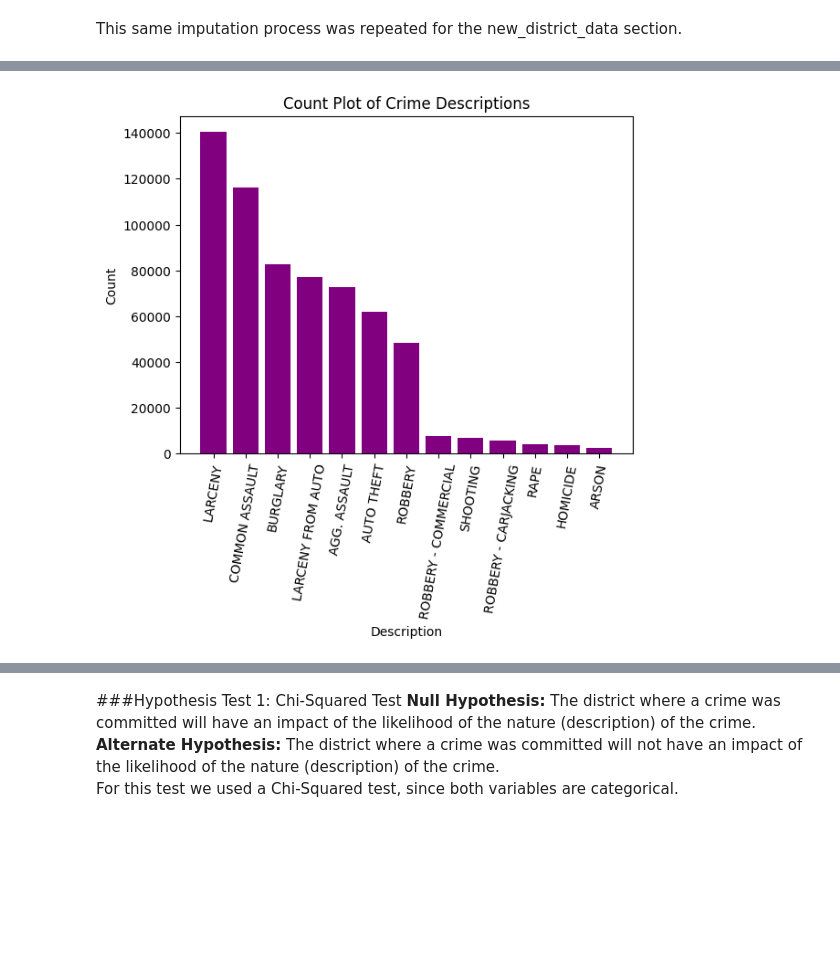
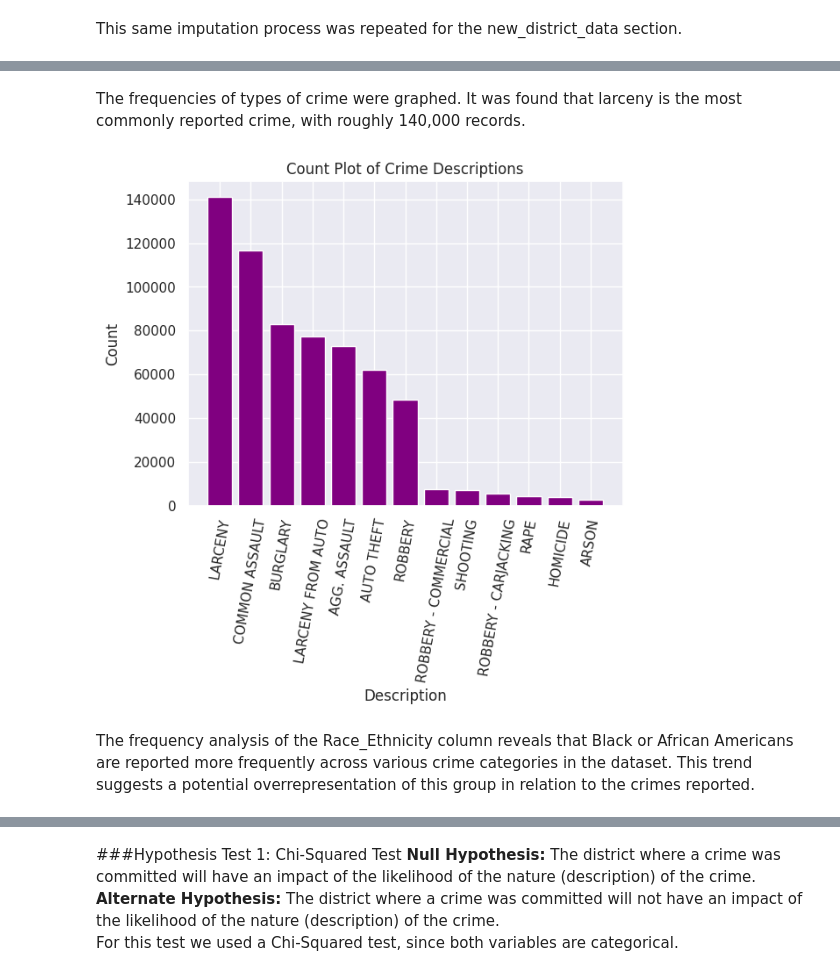
Before and after one commit to mariap13/CMSC320-FinalProject, a Jupyter notebook: CMSC320_Final_Project_MP_KRT.ipynb, the cells around one changed output, grey strips where cells are left out. Cells and saved outputs as stored; diff of their text form; code cells hidden in the pictures; blank space fills up the shorter version.

```diff
--- a/CMSC320_Final_Project_MP_KRT.ipynb
+++ b/CMSC320_Final_Project_MP_KRT.ipynb
@@ -425,0 +417,12 @@ Once we cleaned features of the crime data, we examined trends within and across
+# %%
+print("Race:", crime_data['Race'].unique(), '\n')
+print("Ethnicity:", crime_data['Ethnicity'].unique(), '\n')
+# unknown_race_hispanic = crime_data[(crime_data['Race'] == 'UNKNOWN') & (crime_data['Ethnicity'] == 'HISPANIC_OR_LATINO')]
+# Replace NaN values with 'UNKNOWN' and assign them back to the dataframe
+crime_data['Race'] = crime_data['Race'].fillna('UNKNOWN')
+crime_data['Ethnicity'] = crime_data['Ethnicity'].fillna('UNKNOWN')
+# Combine Race and Ethnicity into a new column
+crime_data['Race_Ethnicity'] = crime_data['Race'] + '_' + crime_data['Ethnicity']
+print(crime_data['Race_Ethnicity'].unique())
+
+crime_data.head()
@@ -426 +476,4 @@ Once we cleaned features of the crime data, we examined trends within and across
+# %%
+# Set original df to the imputed copy
+df = crime_data
 # %%
@@ -452,9 +504,10 @@ Creating a box plot for the 'Age' column revealed that ages higher than 80 are c
 # %%
 import seaborn as sns
 import matplotlib.pyplot as plt
-sns.boxplot(crime_data['Age'])
-print(str(crime_data['Age'].max()))
+sns.set(font_scale=1)
+sns.boxplot(df['Age'])
+print(str(df['Age'].max()))
 plt.ylim(-10, 200)
-plt.title(f'Age Column with Outliers')
+plt.title(f'Age Distribution')
 plt.show()
 # %% [output]
@@ -463,8 +515,0 @@ plt.show()
-# %%
-removed_outliers = crime_data[crime_data['Age'] <= 80]
-sns.boxplot(removed_outliers['Age'])
-plt.title(f'Age Column without Outliers')
-plt.show()
-index_names = crime_data[crime_data['Age'] > 80].index
-df = crime_data.copy()
-df.drop(index_names, inplace=True)#drop outlier ages from the dataset
@@ -473,11 +516,15 @@ df.drop(index_names, inplace=True)#drop outlier ages from the dataset
+# %% [markdown]
+The frequencies of types of crime were graphed.  It was found that larceny is the most commonly reported crime, with roughly 140,000 records.
 # %%
-descrip_counts = crime_data['Description'].value_counts()
+descrip_counts = df['Description'].value_counts()
 
 plt.bar(descrip_counts.index, descrip_counts, color='purple')
 plt.title('Count Plot of Crime Descriptions')
 plt.xlabel('Description')
 plt.xticks(rotation=80)
 plt.ylabel('Count')
 plt.show()
 # %% [output]
-[figure, old version]
+[figure, new version]
+# %% [markdown]
+The frequency analysis of the Race_Ethnicity column reveals that Black or African Americans are reported more frequently across various crime categories in the dataset. This trend suggests a potential overrepresentation of this group in relation to the crimes reported.
```
Also changed, not shown: parts of 59 cells of this notebook.
